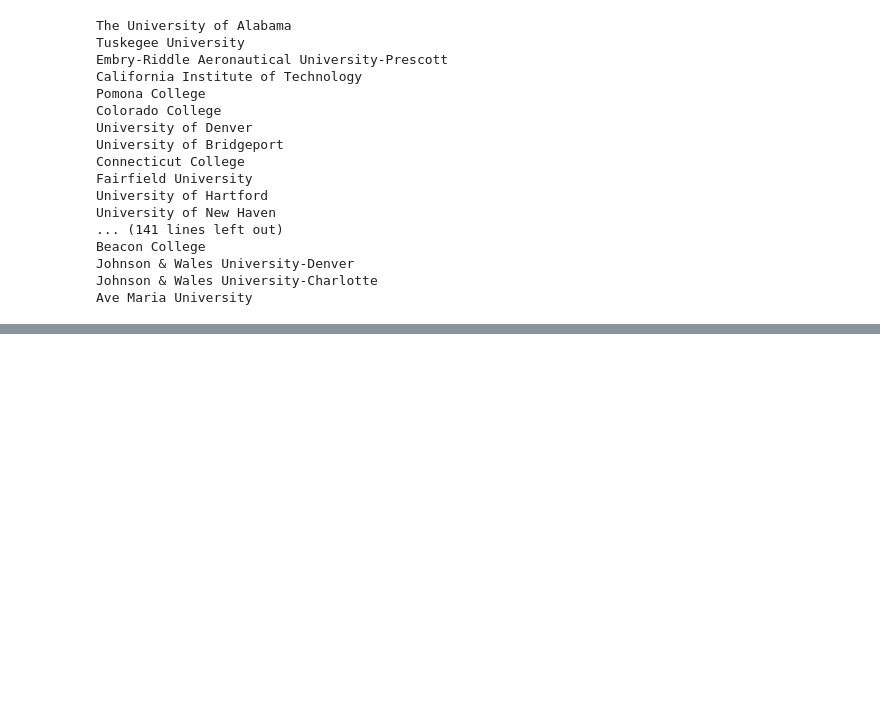
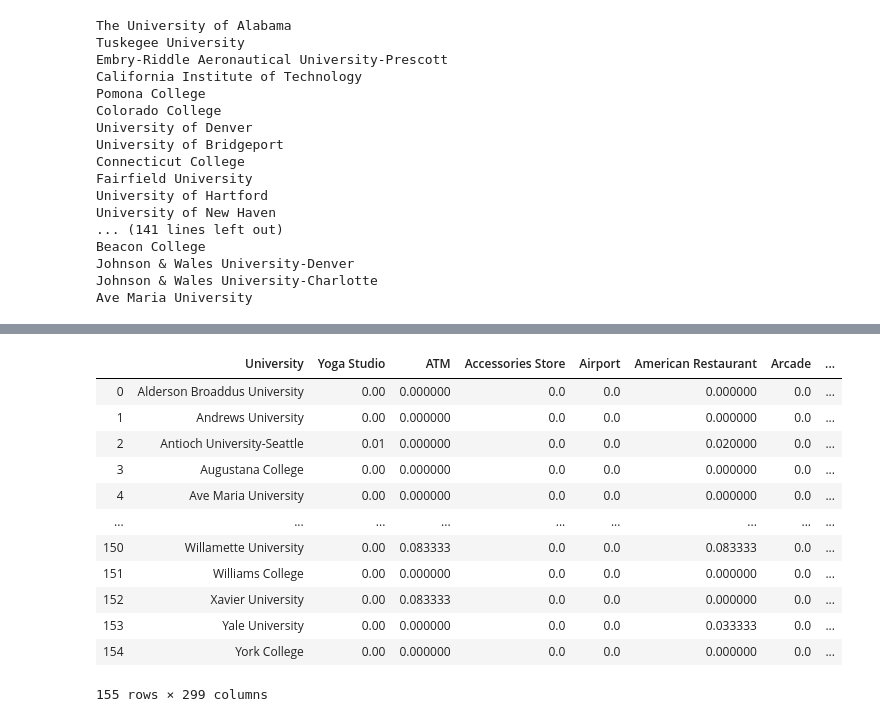
Before and after one commit to StevieDrew/DataScienceCapstone, a Jupyter notebook: University-Venues.ipynb, the cells around one changed output, grey strips where cells are left out. Drawn from its saved outputs; the diff is of its cells as text; code cells hidden in the pictures; blank space fills up the shorter version.

Commit message:
Added Venue Search and Clustering

```diff
--- a/University-Venues.ipynb
+++ b/University-Venues.ipynb
@@ -64,8 +66,8 @@ import json
 import requests
 from pandas.io.json import json_normalize
 # %%
-CLIENT_ID = '5JI2S5KQPXVG342F1D3JF1GQD15GXSOG1PXJIHKFNCY34X0K' # your Foursquare ID
-CLIENT_SECRET = 'ODLL5FOFURE1JOJ3QTN2AE0HTPQ32DQ3AIRBWY1US4S0YMMR' # your Foursquare Secret
+CLIENT_ID = 'UQKVYXW5VZZZ3VSDL0HNND2S4HO22CXWTOVNJTJ5KAJHWV1R' # your Foursquare ID
+CLIENT_SECRET = 'NJQURIXPLV5ASFIEFSQMANWHFRYZUVEBJMYIMYH0IUFIEPZ1' # your Foursquare Secret
 VERSION = '20180605' # Foursquare API version
 
 print('My credentails:')
@@ -78,5 +80,6 @@ CLIENT_SECRET:ODLL5FOFURE1JOJ3QTN2AE0HTPQ32DQ3AIRBWY1US4S0YMMR
 # %%
-radius = 100
+radius = 50
+LIMIT = 200
 
 url = 'https://api.foursquare.com/v2/venues/explore?&client_id={}&client_secret={}&v={}&ll={},{}&radius={}&limit={}'.format(
             CLIENT_ID,
@@ -93,6 +96,4 @@ url
 # %%
-LIMIT = 100
-
 def getNearbyVenues(names, latitudes, longitudes, radius=500):
 
     venues_list=[]
@@ -123,9 +124,9 @@ def getNearbyVenues(names, latitudes, longitudes, radius=500):
             v['venue']['categories'][0]['name']) for v in results])
 
     nearby_venues = pd.DataFrame([item for venue_list in venues_list for item in venue_list])
-    nearby_venues.columns = ['Neighborhood',
-                  'Neighborhood Latitude',
-                  'Neighborhood Longitude',
+    nearby_venues.columns = ['University',
+                  'University Latitude',
+                  'University Longitude',
                   'Venue',
                   'Venue Latitude',
                   'Venue Longitude',
@@ -160,0 +210,12 @@ UniversityVenues.shape
+# %%
+# one hot encoding
+uni_onehot = pd.get_dummies(UniversityVenues[['Venue Category']], prefix="", prefix_sep="")
+
+# add university column back to dataframe
+uni_onehot['University'] = UniversityVenues['University']
+
+# move university column to the first column
+fixed_columns = [uni_onehot.columns[-1]] + list(uni_onehot.columns[:-1])
+uni_onehot = uni_onehot[fixed_columns]
+
+uni_onehot.head()
@@ -160,0 +230,17 @@ UniversityVenues.shape
+# %%
+uni_grouped = uni_onehot.groupby('University').mean().reset_index()
+uni_grouped
+# %% [output]
+|  | University | Yoga Studio | ATM | Accessories Store | Airport | American Restaurant | Arcade | ... |
+| 0 | Alderson Broaddus University | 0.00 | 0.000000 | 0.0 | 0.0 | 0.000000 | 0.0 | ... |
+| 1 | Andrews University | 0.00 | 0.000000 | 0.0 | 0.0 | 0.000000 | 0.0 | ... |
+| 2 | Antioch University-Seattle | 0.01 | 0.000000 | 0.0 | 0.0 | 0.020000 | 0.0 | ... |
+| 3 | Augustana College | 0.00 | 0.000000 | 0.0 | 0.0 | 0.000000 | 0.0 | ... |
+| 4 | Ave Maria University | 0.00 | 0.000000 | 0.0 | 0.0 | 0.000000 | 0.0 | ... |
+| ... | ... | ... | ... | ... | ... | ... | ... | ... |
+| 150 | Willamette University | 0.00 | 0.083333 | 0.0 | 0.0 | 0.083333 | 0.0 | ... |
+| 151 | Williams College | 0.00 | 0.000000 | 0.0 | 0.0 | 0.000000 | 0.0 | ... |
+| 152 | Xavier University | 0.00 | 0.083333 | 0.0 | 0.0 | 0.000000 | 0.0 | ... |
+| 153 | Yale University | 0.00 | 0.000000 | 0.0 | 0.0 | 0.033333 | 0.0 | ... |
+| 154 | York College | 0.00 | 0.000000 | 0.0 | 0.0 | 0.000000 | 0.0 | ... |
+155 rows × 299 columns
```
Also changed, not shown: parts of 27 cells of this notebook.
